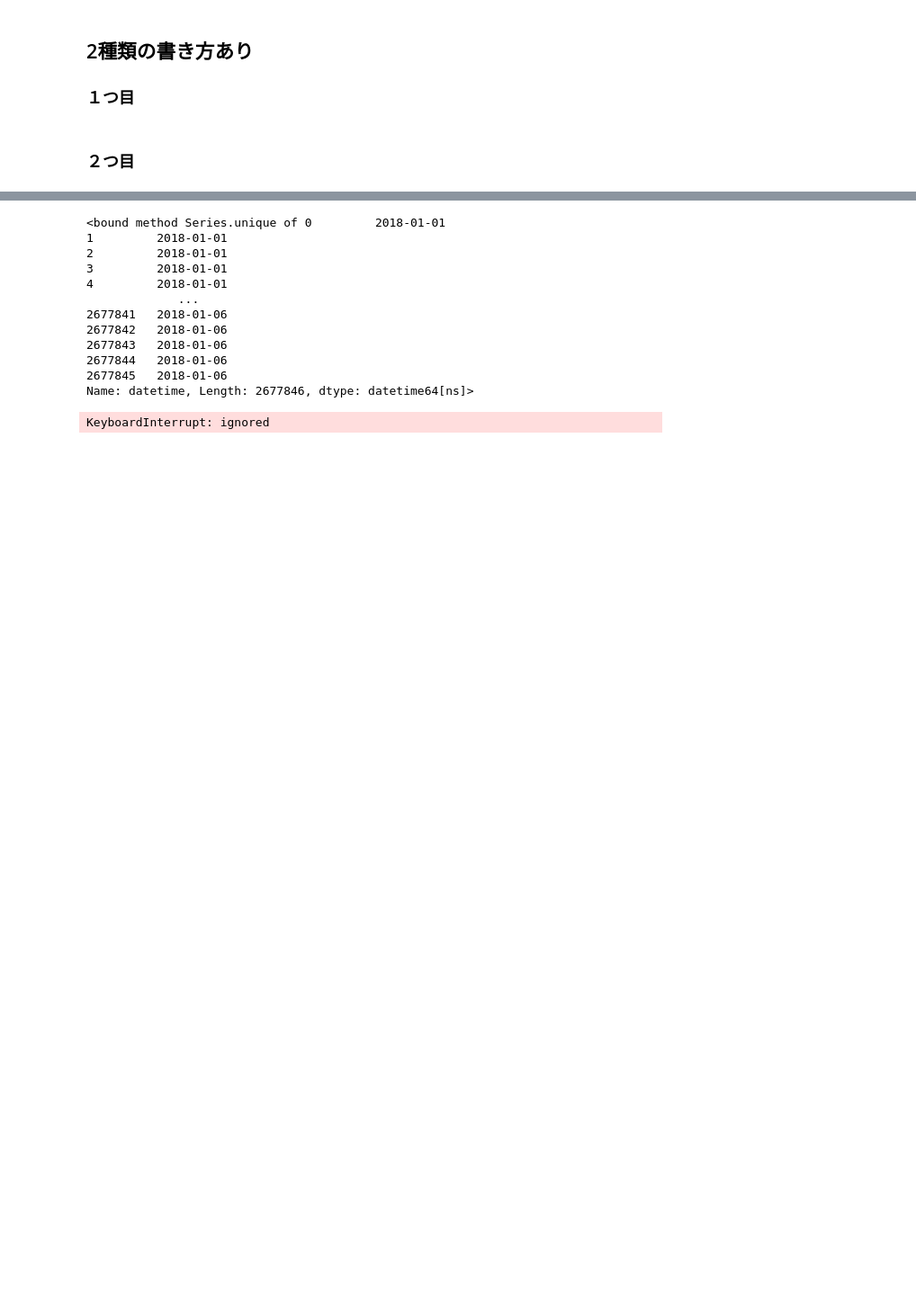
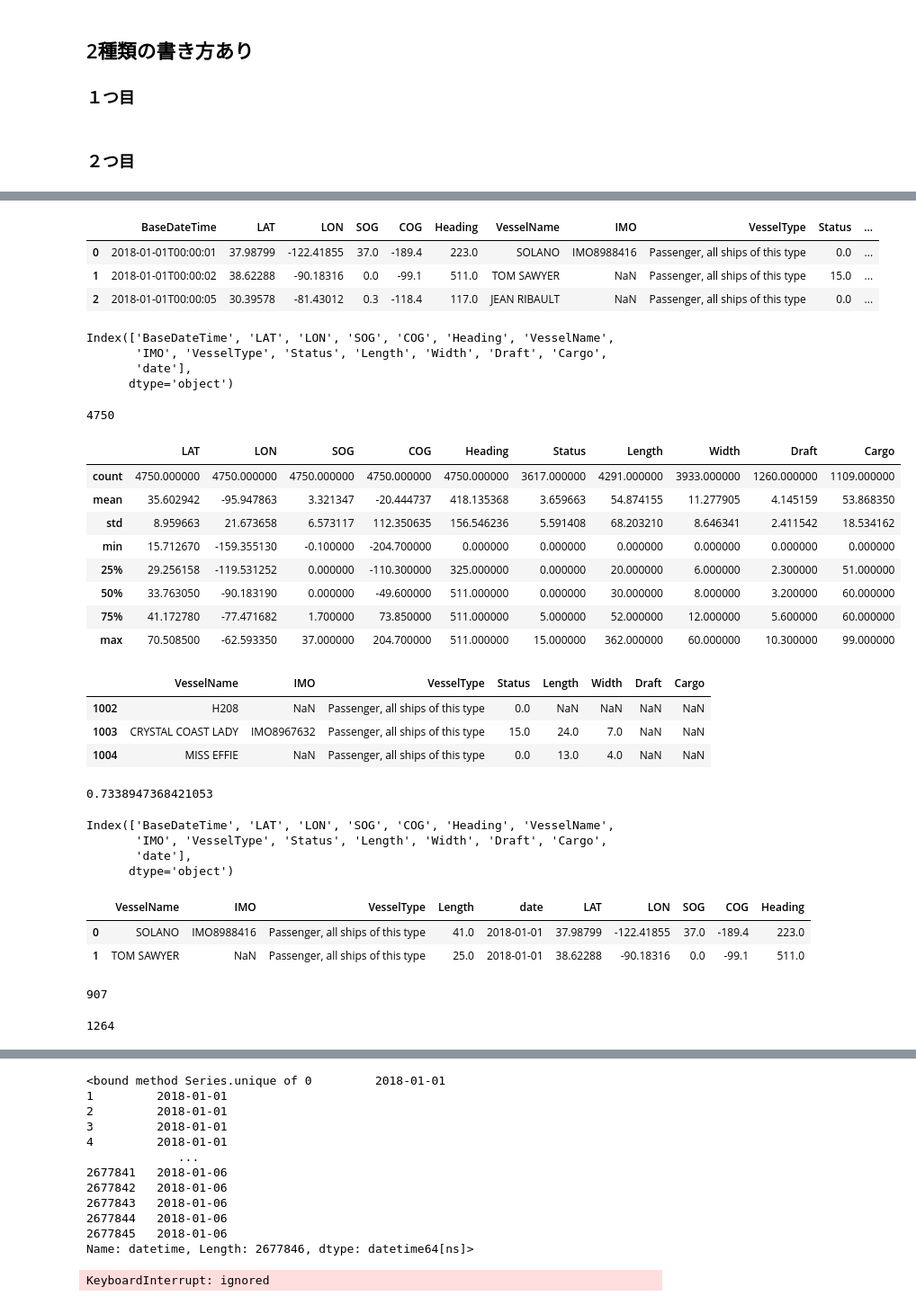
Before and after one commit to y0o0ic/AIS_Visualization, a Jupyter notebook: AIS_big_data_analysis.ipynb, the cells around one changed output, grey strips where cells are left out. Shown at 90% size. Drawn from its saved outputs; the diff is of its cells as text; code cells hidden in the pictures; blank space fills up the shorter version.

```diff
--- a/AIS_big_data_analysis.ipynb
+++ b/AIS_big_data_analysis.ipynb
@@ -183,0 +132,30 @@ fig.show()
+# %%
+df_AIS=pd.read_pickle("df_AIS")
+# %%
+df_AIS.head(3)
+# %% [output]
+|  | BaseDateTime | LAT | LON | SOG | COG | Heading | VesselName | IMO | VesselType | Status | ... |
+| 0 | 2018-01-01T00:00:01 | 37.98799 | -122.41855 | 37.0 | -189.4 | 223.0 | SOLANO | IMO8988416 | Passenger, all ships of this type | 0.0 | ... |
+| 1 | 2018-01-01T00:00:02 | 38.62288 | -90.18316 | 0.0 | -99.1 | 511.0 | TOM SAWYER | NaN | Passenger, all ships of this type | 15.0 | ... |
+| 2 | 2018-01-01T00:00:05 | 30.39578 | -81.43012 | 0.3 | -118.4 | 117.0 | JEAN RIBAULT | NaN | Passenger, all ships of this type | 0.0 | ... |
+# %%
+df_AIS.columns
+# %% [output]
+Index(['BaseDateTime', 'LAT', 'LON', 'SOG', 'COG', 'Heading', 'VesselName',
+       'IMO', 'VesselType', 'Status', 'Length', 'Width', 'Draft', 'Cargo',
+       'date'],
+      dtype='object')
+# %%
+print(len(df_AIS))
+df_AIS.describe()
+# %% [output]
+4750
+|  | LAT | LON | SOG | COG | Heading | Status | Length | Width | Draft | Cargo |
+| count | 4750.000000 | 4750.000000 | 4750.000000 | 4750.000000 | 4750.000000 | 3617.000000 | 4291.000000 | 3933.000000 | 1260.000000 | 1109.000000 |
+| mean | 35.602942 | -95.947863 | 3.321347 | -20.444737 | 418.135368 | 3.659663 | 54.874155 | 11.277905 | 4.145159 | 53.868350 |
+| std | 8.959663 | 21.673658 | 6.573117 | 112.350635 | 156.546236 | 5.591408 | 68.203210 | 8.646341 | 2.411542 | 18.534162 |
+| min | 15.712670 | -159.355130 | -0.100000 | -204.700000 | 0.000000 | 0.000000 | 0.000000 | 0.000000 | 0.000000 | 0.000000 |
+| 25% | 29.256158 | -119.531252 | 0.000000 | -110.300000 | 325.000000 | 0.000000 | 20.000000 | 6.000000 | 2.300000 | 51.000000 |
+| 50% | 33.763050 | -90.183190 | 0.000000 | -49.600000 | 511.000000 | 0.000000 | 30.000000 | 8.000000 | 3.200000 | 60.000000 |
+| 75% | 41.172780 | -77.471682 | 1.700000 | 73.850000 | 511.000000 | 5.000000 | 52.000000 | 12.000000 | 5.600000 | 60.000000 |
+| max | 70.508500 | -62.593350 | 37.000000 | 204.700000 | 511.000000 | 15.000000 | 362.000000 | 60.000000 | 10.300000 | 99.000000 |
@@ -183,0 +165,7 @@ fig.show()
+# %%
+ships.head(3)
+# %% [output]
+|  | VesselName | IMO | VesselType | Status | Length | Width | Draft | Cargo |
+| 1002 | H208 | NaN | Passenger, all ships of this type | 0.0 | NaN | NaN | NaN | NaN |
+| 1003 | CRYSTAL COAST LADY | IMO8967632 | Passenger, all ships of this type | 15.0 | 24.0 | 7.0 | NaN | NaN |
+| 1004 | MISS EFFIE | NaN | Passenger, all ships of this type | 0.0 | 13.0 | 4.0 | NaN | NaN |
@@ -183,0 +176,11 @@ fig.show()
+# %%
+print(len(ships)/len(df_AIS))
+# %% [output]
+0.7338947368421053
+# %%
+df_AIS.columns
+# %% [output]
+Index(['BaseDateTime', 'LAT', 'LON', 'SOG', 'COG', 'Heading', 'VesselName',
+       'IMO', 'VesselType', 'Status', 'Length', 'Width', 'Draft', 'Cargo',
+       'date'],
+      dtype='object')
@@ -183,0 +189,6 @@ fig.show()
+# %%
+df.head(2)
+# %% [output]
+|  | VesselName | IMO | VesselType | Length | date | LAT | LON | SOG | COG | Heading |
+| 0 | SOLANO | IMO8988416 | Passenger, all ships of this type | 41.0 | 2018-01-01 | 37.98799 | -122.41855 | 37.0 | -189.4 | 223.0 |
+| 1 | TOM SAWYER | NaN | Passenger, all ships of this type | 25.0 | 2018-01-01 | 38.62288 | -90.18316 | 0.0 | -99.1 | 511.0 |
@@ -183,0 +199,8 @@ fig.show()
+# %%
+len(df[df["date"]<dt.datetime(2018,1,2)])
+# %% [output]
+907
+# %%
+len(df["VesselName"].unique())
+# %% [output]
+1264
```
Also changed, not shown: parts of 48 cells of this notebook.
